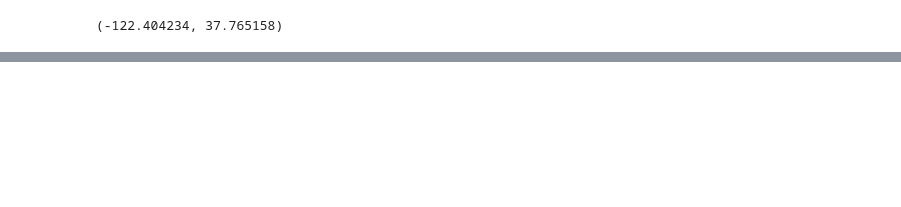
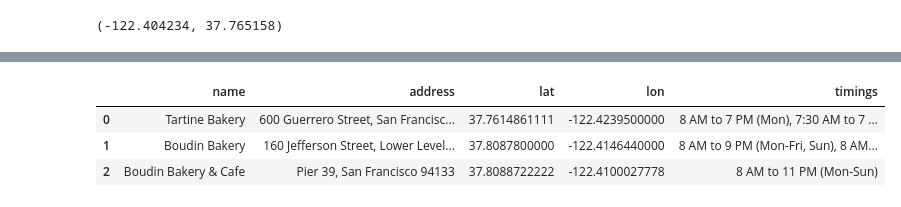
Before and after one commit to inespchavarri/pymongo-project, a Jupyter notebook: near.ipynb, the cells around one changed output, grey strips where cells are left out. Saved outputs shown, nothing was run; the diff lists cells and outputs as text; code cells hidden in the pictures; blank space fills up the shorter version.

```diff
--- a/near.ipynb
+++ b/near.ipynb
@@ -242,17 +211,19 @@ def getCafes(lat, lon):
+# %%
+lon, lat = sf_coord
+sf_cafes = getCafes(lat, lon)
 # %%
 def getInfoCafes(data):
 
     # función para extraer la info del json que devuelve la api
 
-    info_restaurants = []
-    for rest in data:
-        for element in rest["restaurants"]:
-            restaurant_dict = {
-                   "name": element["restaurant"]["name"],
-                    "address": element["restaurant"]["location"]["address"],
-                   "lat": element["restaurant"]["location"]["latitude"],
-                   "lon": element["restaurant"]["location"]["longitude"],
-                   "timings": element["restaurant"]["timings"]
-               }
-            info_restaurants.append(restaurant_dict)
-    return info_restaurants
+    info_cafes = []
+    for caf in data["restaurants"]:
+        cafes_dict = {
+            "name": caf["restaurant"]["name"],
+            "address": caf["restaurant"]["location"]["address"],
+            "lat": caf["restaurant"]["location"]["latitude"],
+            "lon": caf["restaurant"]["location"]["longitude"],
+            "timings": caf["restaurant"]["timings"]
+        }
+        info_cafes.append(cafes_dict)
+    return info_cafes
@@ -275,0 +230,9 @@ map_starbucks.add_child(MeasureControl())
+# %%
+data_sfcafes = pd.DataFrame(getInfoCafes(sf_cafes))
+# %%
+data_sfcafes.head(3)
+# %% [output]
+|  | name | address | lat | lon | timings |
+| 0 | Tartine Bakery | 600 Guerrero Street, San Francisc... | 37.7614861111 | -122.4239500000 | 8 AM to 7 PM (Mon), 7:30 AM to 7 ... |
+| 1 | Boudin Bakery | 160 Jefferson Street, Lower Level... | 37.8087800000 | -122.4146440000 | 8 AM to 9 PM (Mon-Fri, Sun), 8 AM... |
+| 2 | Boudin Bakery & Cafe | Pier 39, San Francisco 94133 | 37.8088722222 | -122.4100027778 | 8 AM to 11 PM (Mon-Sun) |
```
Also changed, not shown: parts of 31 cells of this notebook, 1 other file.
